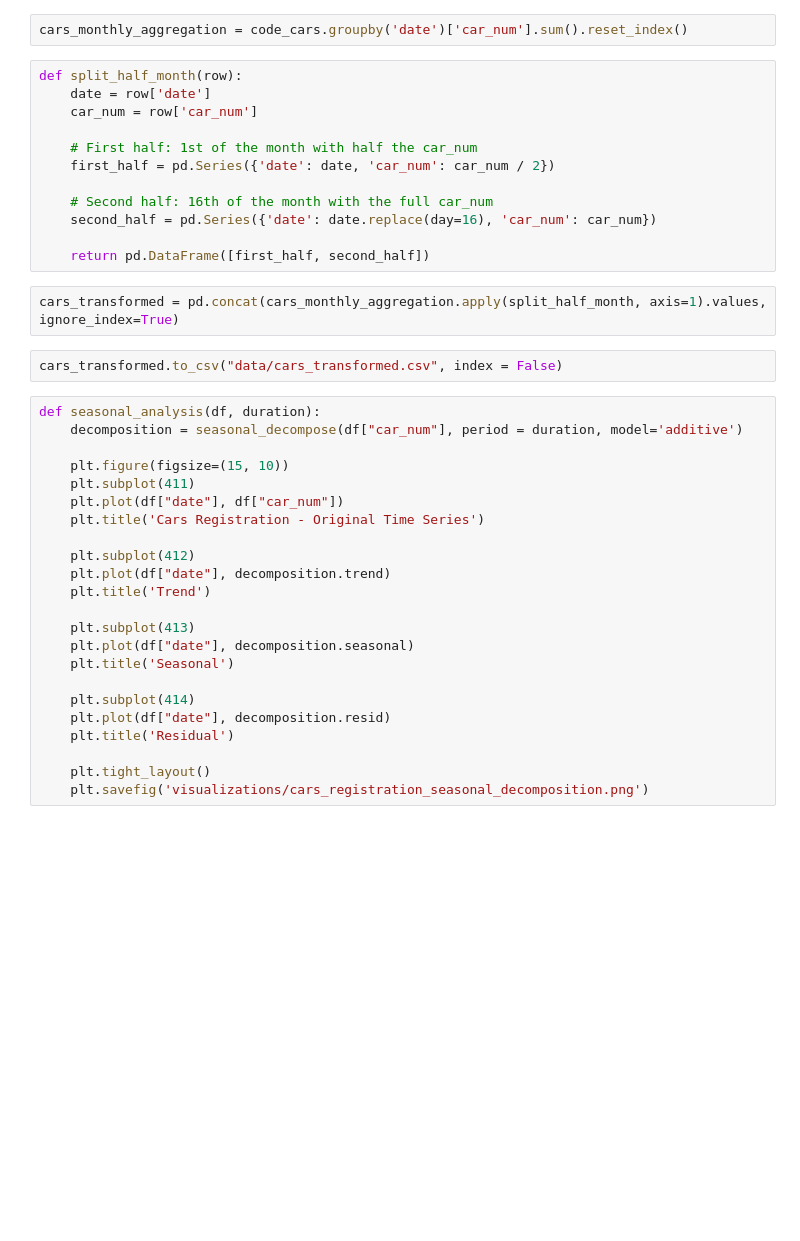
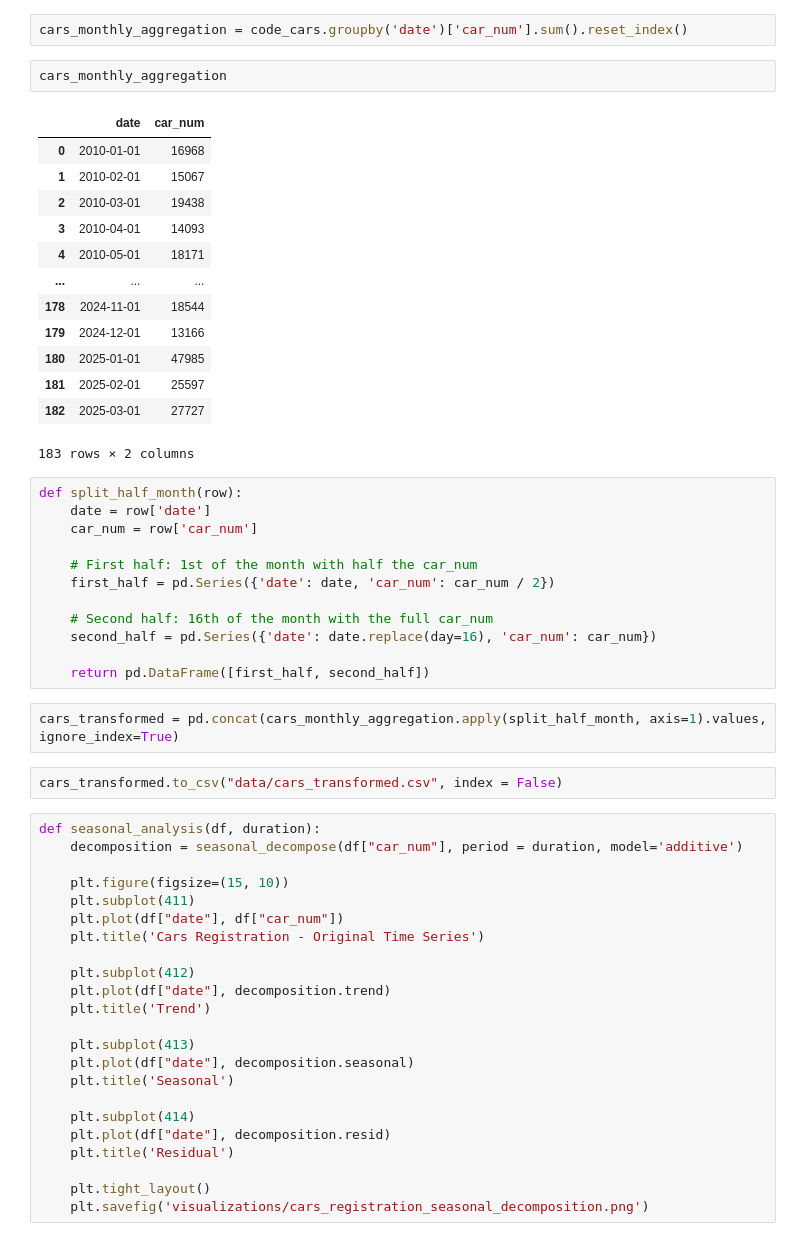
Before and after one commit to sinitsky96/Time-Series-Project, a Jupyter notebook: cars_eda.ipynb, the cells around one changed output. Cells and saved outputs as stored; diff of their text form; blank space fills up the shorter version.

```diff
--- a/cars_eda.ipynb
+++ b/cars_eda.ipynb
@@ -10,5 +64,21 @@ code_cars['date'] = pd.to_datetime(code_cars['sgira_month'], format='%Y%m')
 # %%
 cars_monthly_aggregation = code_cars.groupby('date')['car_num'].sum().reset_index()
+# %%
+cars_monthly_aggregation
+# %% [output]
+|  | date | car_num |
+| 0 | 2010-01-01 | 16968 |
+| 1 | 2010-02-01 | 15067 |
+| 2 | 2010-03-01 | 19438 |
+| 3 | 2010-04-01 | 14093 |
+| 4 | 2010-05-01 | 18171 |
+| ... | ... | ... |
+| 178 | 2024-11-01 | 18544 |
+| 179 | 2024-12-01 | 13166 |
+| 180 | 2025-01-01 | 47985 |
+| 181 | 2025-02-01 | 25597 |
+| 182 | 2025-03-01 | 27727 |
+183 rows × 2 columns
 # %%
 def split_half_month(row):
     date = row['date']
```
Also changed, not shown: parts of 10 cells of this notebook.
